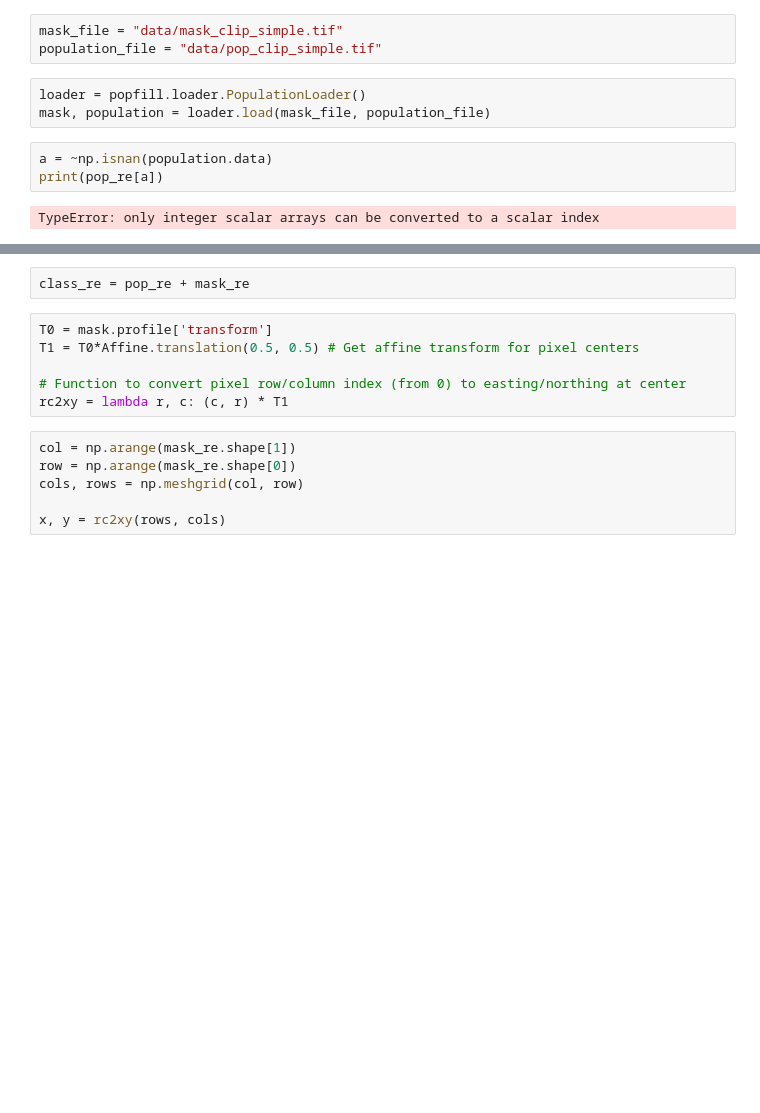
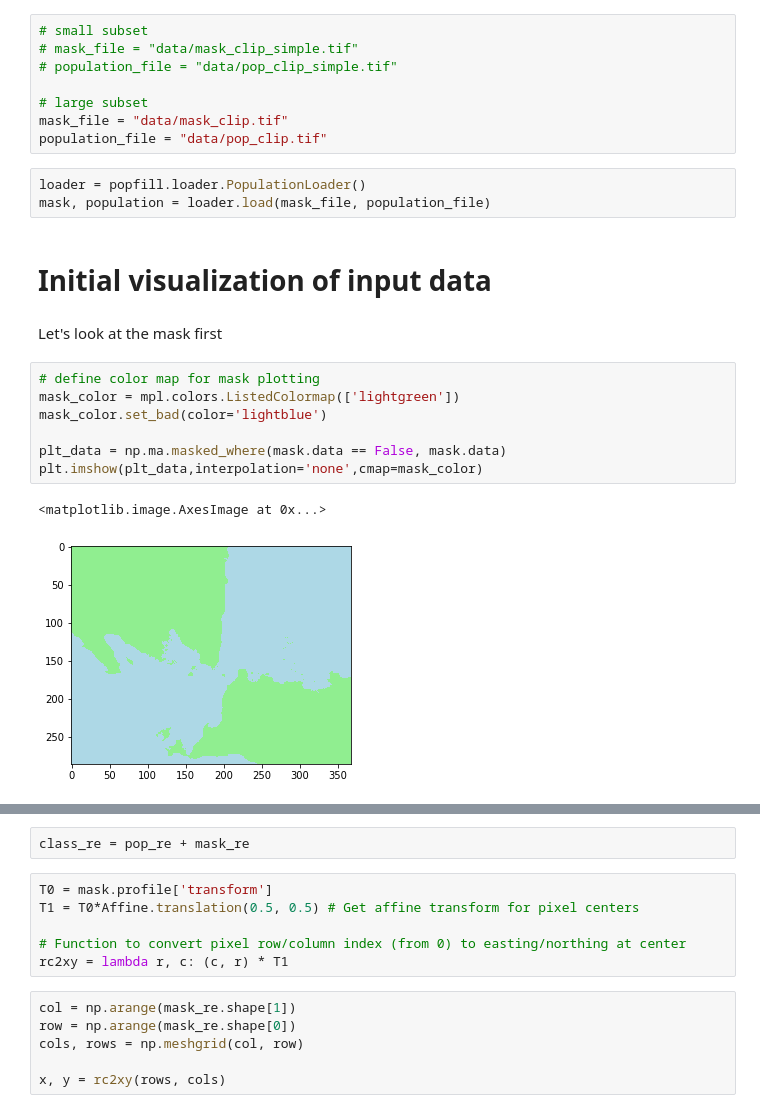
Before and after one commit to geohackweek/ghw2018_popfill, a Jupyter notebook: visualization.ipynb, the cells around one changed output, grey strips where cells are left out. Drawn from its saved outputs; the diff is of its cells as text; blank space fills up the shorter version.

```diff
--- a/visualization.ipynb
+++ b/visualization.ipynb
@@ -13,11 +15,25 @@ import popfill.loader
 # %%
-mask_file = "data/mask_clip_simple.tif"
-population_file = "data/pop_clip_simple.tif"
+# small subset
+# mask_file = "data/mask_clip_simple.tif"
+# population_file = "data/pop_clip_simple.tif"
+
+# large subset
+mask_file = "data/mask_clip.tif"
+population_file = "data/pop_clip.tif"
 # %%
 loader = popfill.loader.PopulationLoader()
 mask, population = loader.load(mask_file, population_file)
-# %%
-a = ~np.isnan(population.data)
-print(pop_re[a])
-# %% [output]
-TypeError: only integer scalar arrays can be converted to a scalar index
+# %% [markdown]
+# Initial visualization of input data
+# %% [markdown]
+Let's look at the mask first
+# %%
+# define color map for mask plotting
+mask_color = mpl.colors.ListedColormap(['lightgreen'])
+mask_color.set_bad(color='lightblue')
+
+plt_data = np.ma.masked_where(mask.data == False, mask.data)
+plt.imshow(plt_data,interpolation='none',cmap=mask_color)
+# %% [output]
+<matplotlib.image.AxesImage at 0x...>
+[figure, added]
```
Also changed, not shown: parts of 14 cells of this notebook, 1 other file.
